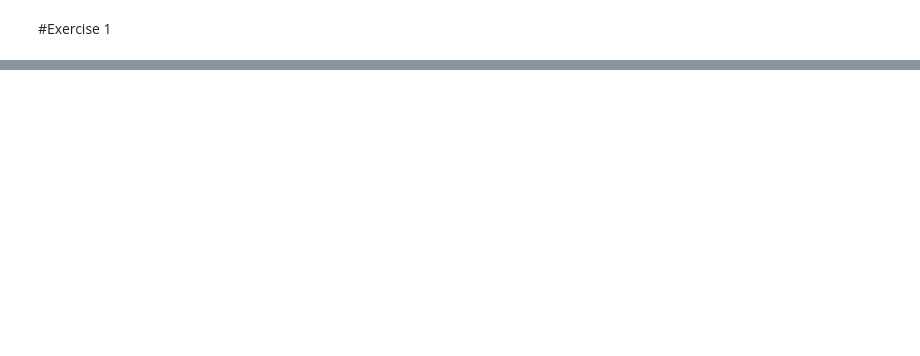
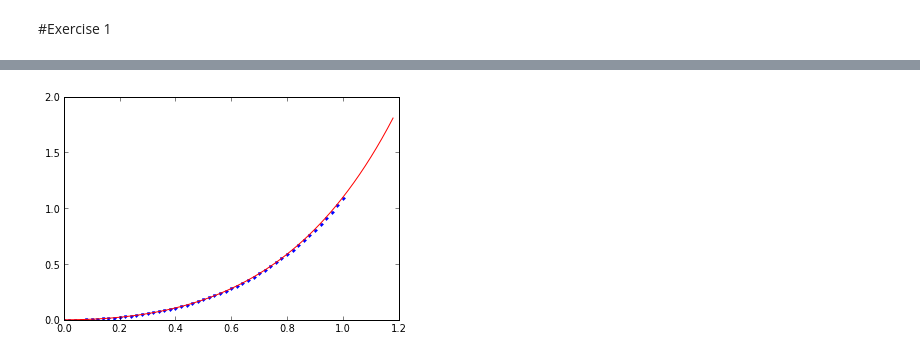
Before and after one commit to mattyuiop/PHYS202-S13, a Jupyter notebook: Week7/EulerMethod.ipynb, the cells around one changed output, grey strips where cells are left out. Cells and saved outputs as stored; diff of their text form; code cells hidden in the pictures; blank space fills up the shorter version.

```diff
--- a/Week7/EulerMethod.ipynb
+++ b/Week7/EulerMethod.ipynb
@@ -73,0 +74,17 @@ show()
+# %%
+#step  = 0.2
+dt = .02
+yssn= dxdys =zeros(1/dt +2)
+xssn = arange(0,1+ 2*dt,dt)
+y,x = 0,0
+for i in range(len(dxdys)-1):
+    yprime = y*2 + x
+    y += yprime*dt
+    x += dt
+    yssn[i] = y
+plot(xssn[:len(xssn)-1],yssn[:len(xssn)-1], '.b')
+#plot(xss,dxdys, 'm')
+plot(xtest[:len(xtest)/2],ytest[:len(xtest)/2], 'r')
+show()
+# %% [output]
+[figure, added]
```
Also changed, not shown: parts of 8 cells of this notebook, 1 other file.
